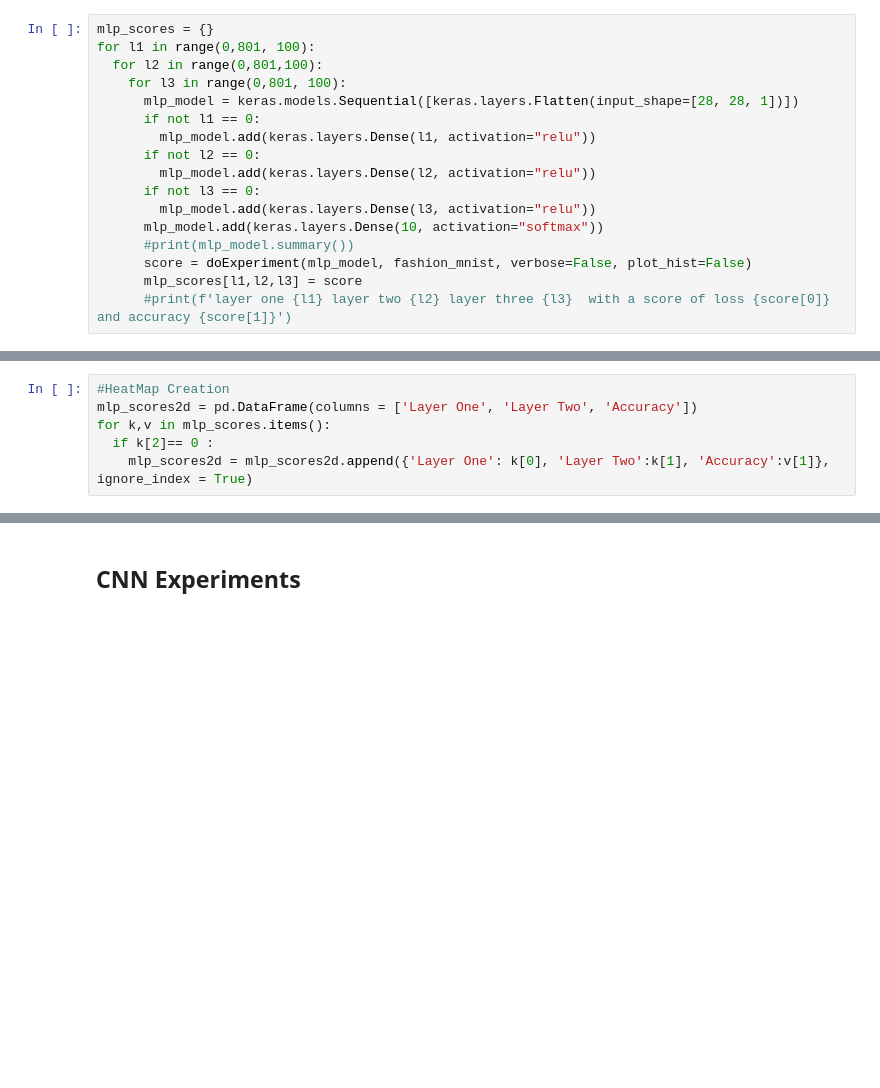
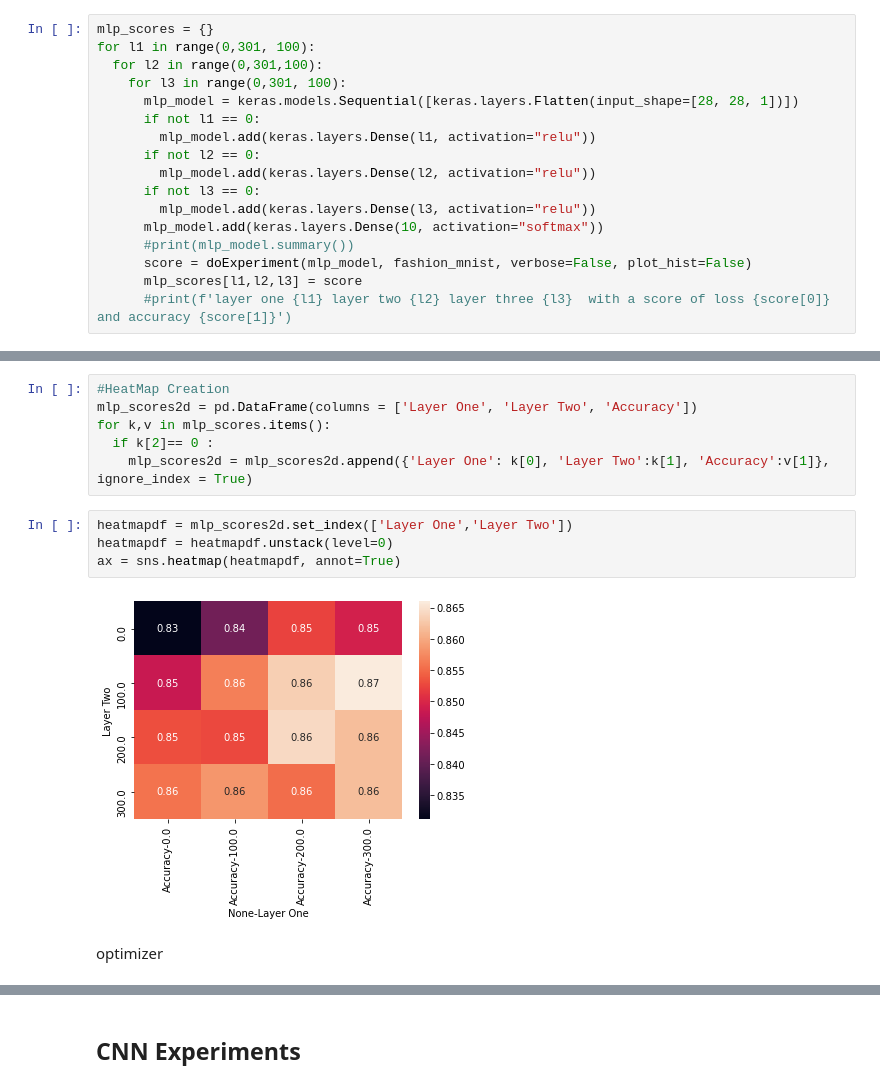
Before and after one commit to PharahAmari/idl_a2, a Jupyter notebook: idl-a2_t1.ipynb, the cells around one changed output, grey strips where cells are left out. Drawn from its saved outputs; the diff is of its cells as text; blank space fills up the shorter version.

```diff
--- a/idl-a2_t1.ipynb
+++ b/idl-a2_t1.ipynb
@@ -177,8 +173,8 @@ Epoch 30/30
 # %%
 mlp_scores = {}
-for l1 in range(0,801, 100):
-  for l2 in range(0,801,100):
-    for l3 in range(0,801, 100):
+for l1 in range(0,301, 100):
+  for l2 in range(0,301,100):
+    for l3 in range(0,301, 100):
       mlp_model = keras.models.Sequential([keras.layers.Flatten(input_shape=[28, 28, 1])])
       if not l1 == 0:
         mlp_model.add(keras.layers.Dense(l1, activation="relu"))
@@ -231,3 +226,11 @@ mlp_scores2d = pd.DataFrame(columns = ['Layer One', 'Layer Two', 'Accuracy'])
 for k,v in mlp_scores.items():
   if k[2]== 0 :
     mlp_scores2d = mlp_scores2d.append({'Layer One': k[0], 'Layer Two':k[1], 'Accuracy':v[1]}, ignore_index = True)
+# %%
+heatmapdf = mlp_scores2d.set_index(['Layer One','Layer Two'])
+heatmapdf = heatmapdf.unstack(level=0)
+ax = sns.heatmap(heatmapdf, annot=True)
+# %% [output]
+[figure, added]
+# %% [markdown]
+optimizer
```
Also changed, not shown: parts of 16 cells of this notebook.
